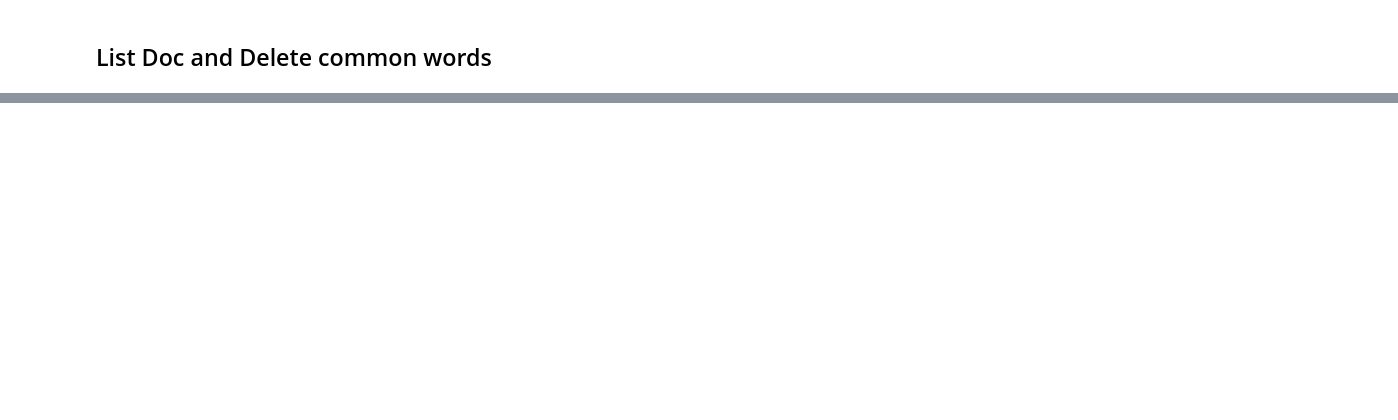
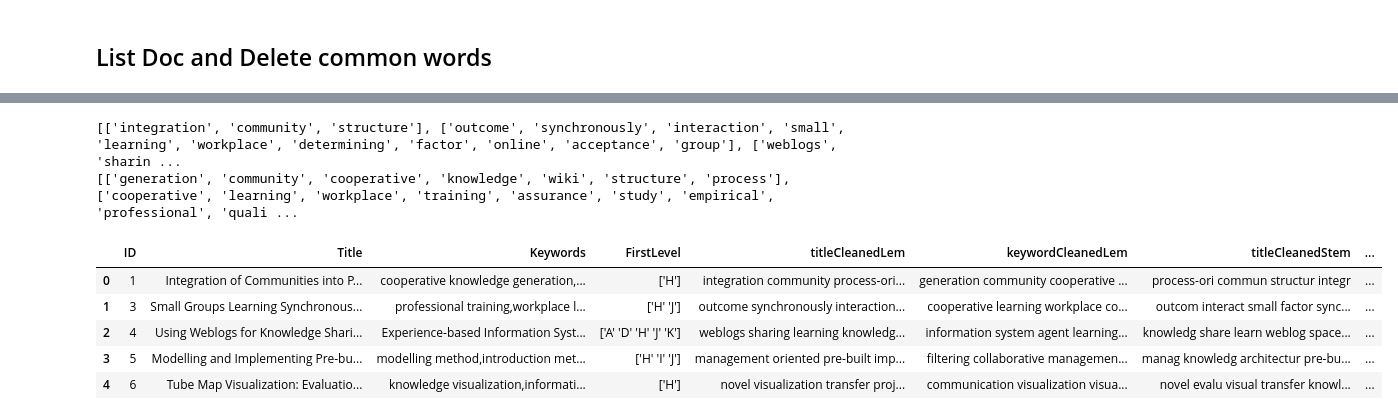
Before and after one commit to kpzaolod6000/CURSOS_2023_II, a Jupyter notebook: pfc3/include/PreprocesingDataByCategories.ipynb, the cells around one changed output, grey strips where cells are left out. Saved outputs shown, nothing was run; the diff lists cells and outputs as text; code cells hidden in the pictures; blank space fills up the shorter version.

```diff
--- a/pfc3/include/PreprocesingDataByCategories.ipynb
+++ b/pfc3/include/PreprocesingDataByCategories.ipynb
@@ -473,0 +493,6 @@ docListByCategories[9]
+# %%
+print(selectedTitleWord_grouped_df)
+print(selectedKeywordWord_grouped_df)
+# %% [output]
+[['integration', 'community', 'structure'], ['outcome', 'synchronously', 'interaction', 'small', 'learning', 'workplace', 'determining', 'factor', 'online', 'acceptance', 'group'], ['weblogs', 'sharin ...
+[['generation', 'community', 'cooperative', 'knowledge', 'wiki', 'structure', 'process'], ['cooperative', 'learning', 'workplace', 'training', 'assurance', 'study', 'empirical', 'professional', 'quali ...
@@ -473,0 +501,9 @@ docListByCategories[9]
+# %%
+newgrouped_df.head(5)
+# %% [output]
+|  | ID | Title | Keywords | FirstLevel | titleCleanedLem | keywordCleanedLem | titleCleanedStem | ... |
+| 0 | 1 | Integration of Communities into P... | cooperative knowledge generation,... | ['H'] | integration community process-ori... | generation community cooperative ... | process-ori commun structur integr | ... |
+| 1 | 3 | Small Groups Learning Synchronous... | professional training,workplace l... | ['H' 'J'] | outcome synchronously interaction... | cooperative learning workplace co... | outcom interact small factor sync... | ... |
+| 2 | 4 | Using Weblogs for Knowledge Shari... | Experience-based Information Syst... | ['A' 'D' 'H' 'J' 'K'] | weblogs sharing learning knowledg... | information system agent learning... | knowledg share learn weblog space... | ... |
+| 3 | 5 | Modelling and Implementing Pre-bu... | modelling method,introduction met... | ['H' 'I' 'J'] | management oriented pre-built imp... | filtering collaborative managemen... | manag knowledg architectur pre-bu... | ... |
+| 4 | 6 | Tube Map Visualization: Evaluatio... | knowledge visualization,informati... | ['H'] | novel visualization transfer proj... | communication visualization visua... | novel evalu visual transfer knowl... | ... |
```
Also changed, not shown: parts of 42 cells of this notebook, 34 other files.
